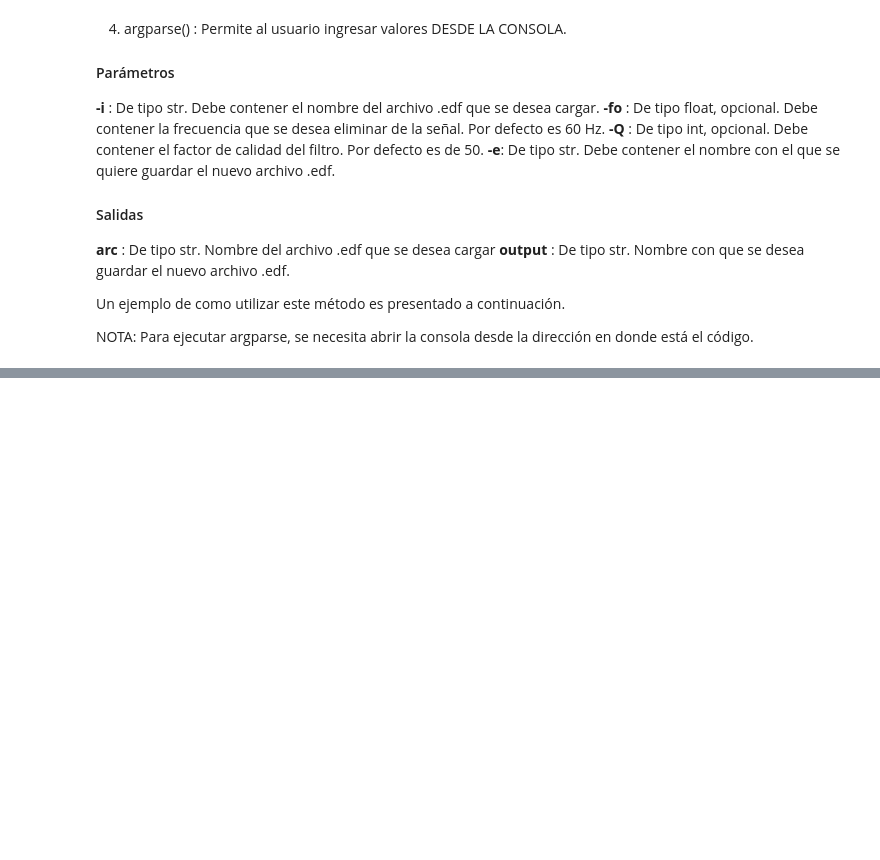
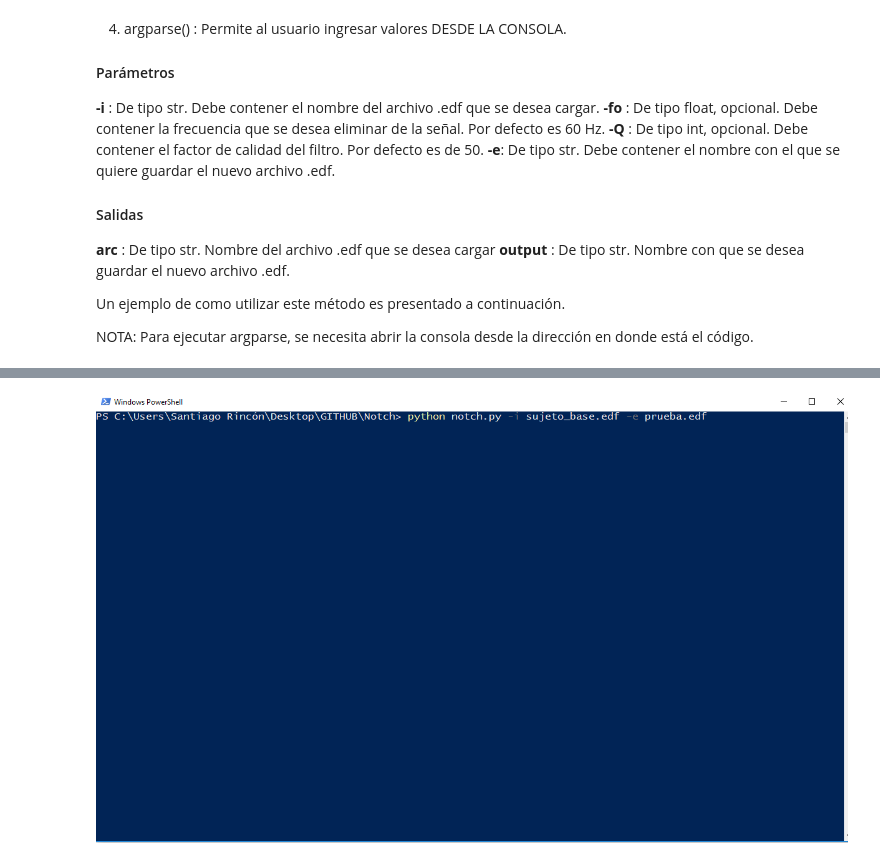
Before and after one commit to maurosc3ner/Notch, a Jupyter notebook: Notch.ipynb, the cells around one changed output, grey strips where cells are left out. Drawn from its saved outputs; the diff is of its cells as text; code cells hidden in the pictures; blank space fills up the shorter version.

```diff
--- a/Notch.ipynb
+++ b/Notch.ipynb
@@ -125,0 +124,7 @@ notch1.write_edf(filtered_signal,headers,output)
+# %%
+# Código para visualizar una imagen desde un URL.
+from IPython.display import Image
+i = Image(filename='Consola.PNG')
+i
+# %% [output]
+[figure, added]
```
Also changed, not shown: parts of 3 cells of this notebook, 1 other file.
